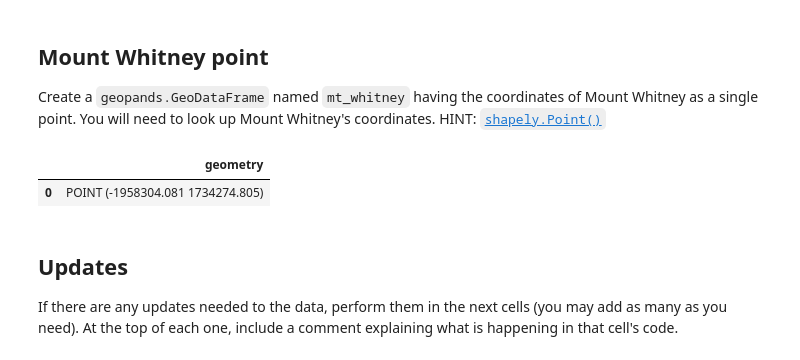
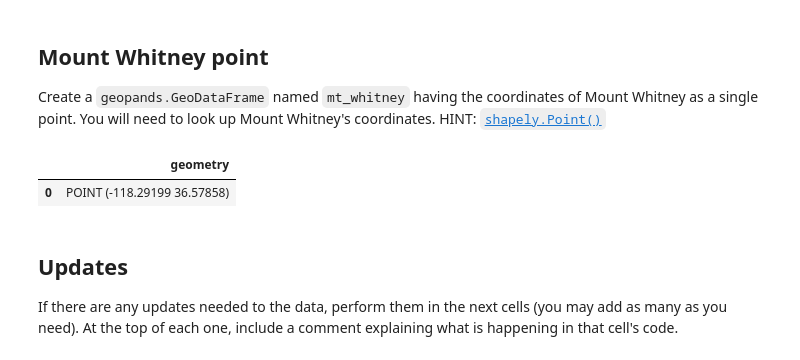
Before and after one commit to hmchilders/eds220-hw-4, a Jupyter notebook: hwk4-task1-whitney-map.ipynb, the cells around one changed output. Cells and saved outputs as stored; diff of their text form; code cells hidden in the pictures.

```diff
--- a/hwk4-task1-whitney-map.ipynb
+++ b/hwk4-task1-whitney-map.ipynb
@@ -103,8 +96,7 @@ mt_whitney = mt_whitney.to_crs(lulc.rio.crs)
 # %%
-mt_whitney
 # %% [output]
 |  | geometry |
-| 0 | POINT (-1958304.081 1734274.805) |
+| 0 | POINT (-118.29199 36.57858) |
 # %% [markdown]
 ## Updates
 If there are any updates needed to the data, perform them in the next cells (you may add as many as you need).
```
Also changed, not shown: parts of 7 cells of this notebook, 1 other file.
